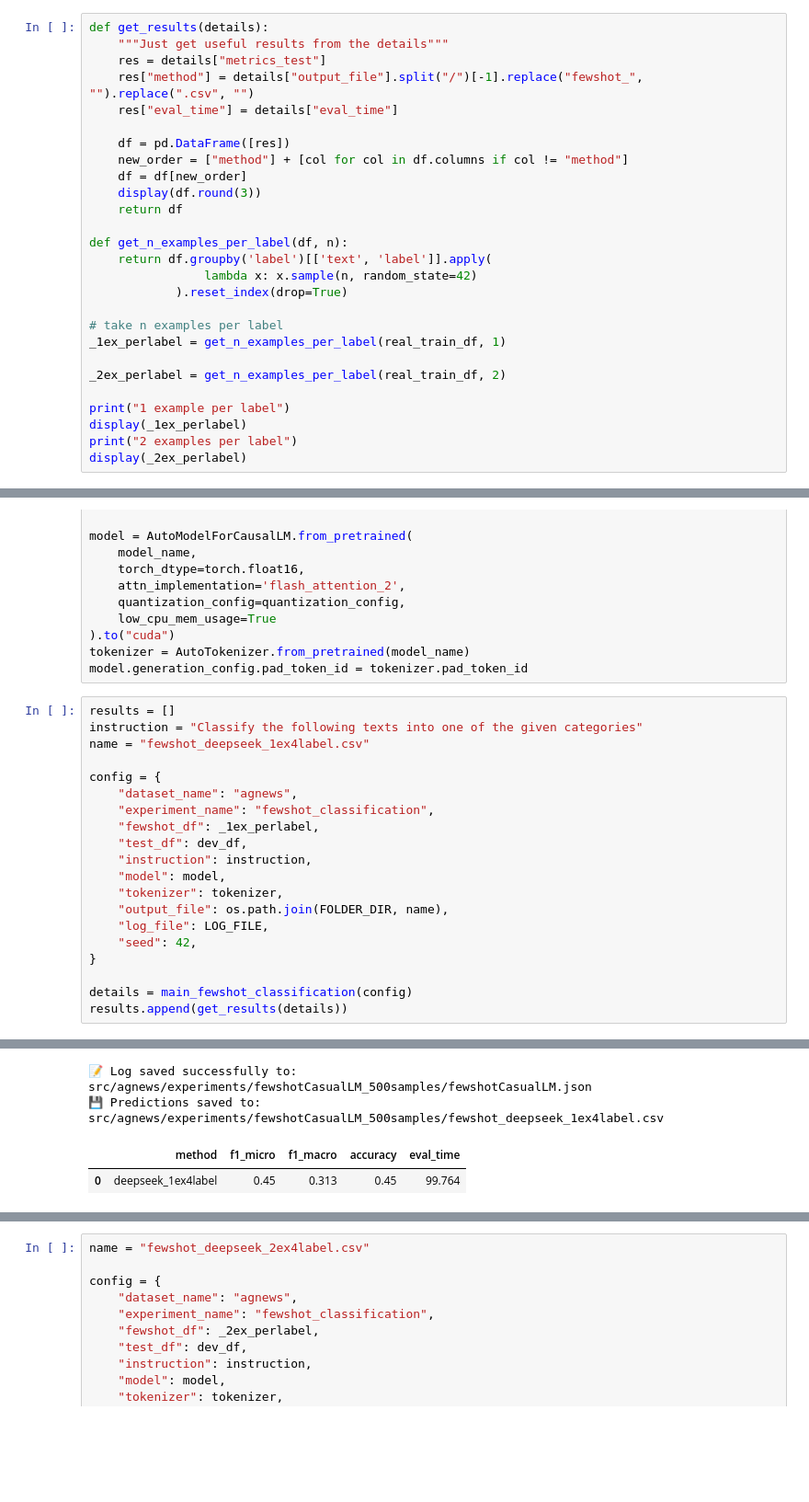
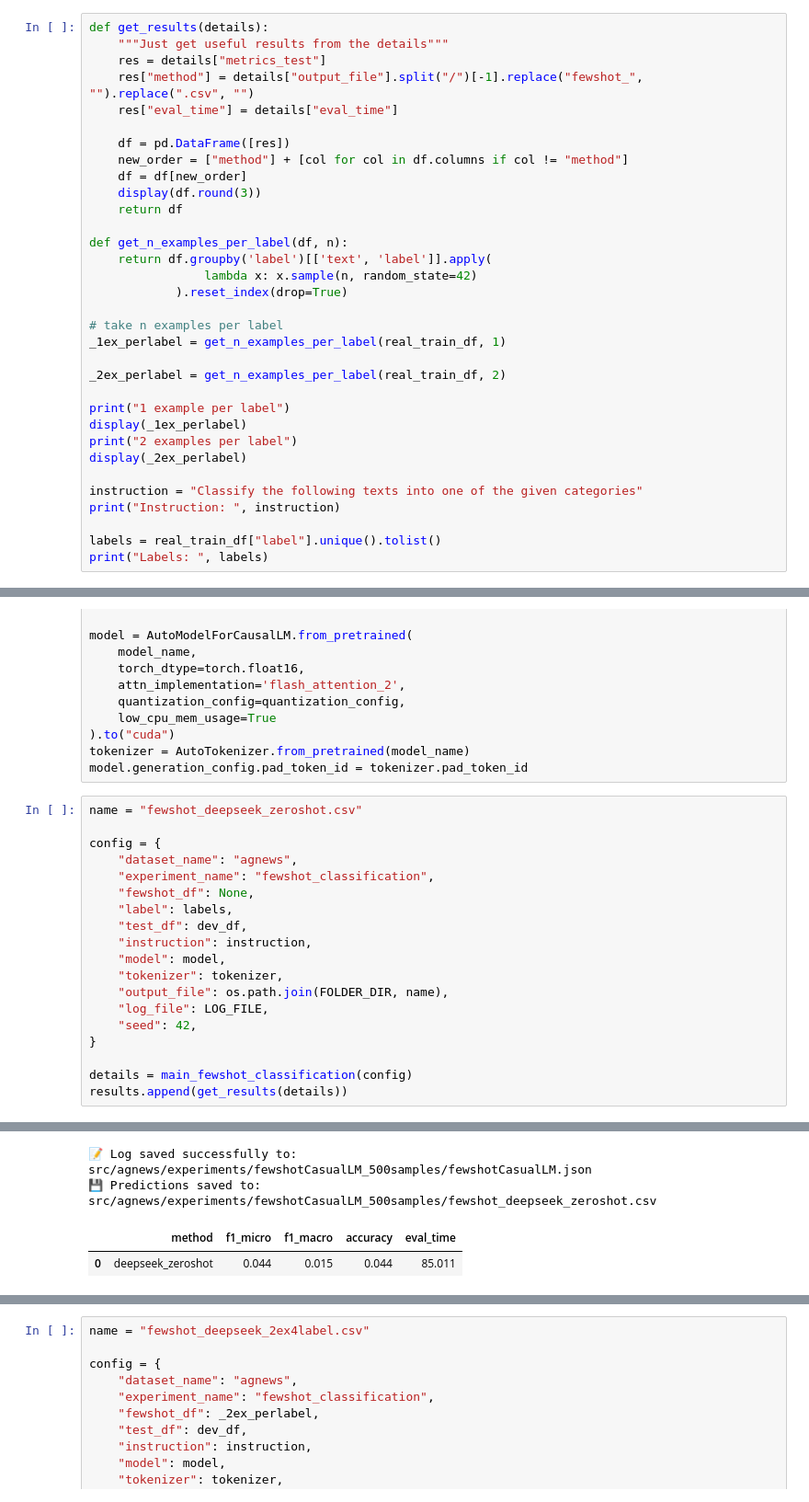
Before and after one commit to AlessandroGhiotto/thesis-nlp, a Jupyter notebook: src/agnews/fewshotCasualLM_agnews.ipynb, the cells around one changed output, grey strips where cells are left out. Shown at 92% size. Cells and saved outputs as stored; diff of their text form; blank space fills up the shorter version.

```diff
--- a/src/agnews/fewshotCasualLM_agnews.ipynb
+++ b/src/agnews/fewshotCasualLM_agnews.ipynb
@@ -75,6 +78,12 @@ print("1 example per label")
 display(_1ex_perlabel)
 print("2 examples per label")
 display(_2ex_perlabel)
+
+instruction = "Classify the following texts into one of the given categories"
+print("Instruction: ", instruction)
+
+labels = real_train_df["label"].unique().tolist()
+print("Labels: ", labels)
 # %% [output]
 1 example per label
 |  | text | label |
@@ -111,14 +122,13 @@ model = AutoModelForCausalLM.from_pretrained(
 tokenizer = AutoTokenizer.from_pretrained(model_name)
 model.generation_config.pad_token_id = tokenizer.pad_token_id
 # %%
-results = []
-instruction = "Classify the following texts into one of the given categories"
-name = "fewshot_deepseek_1ex4label.csv"
+name = "fewshot_deepseek_zeroshot.csv"
 
 config = {
     "dataset_name": "agnews",
     "experiment_name": "fewshot_classification",
-    "fewshot_df": _1ex_perlabel,
+    "fewshot_df": None,
+    "label": labels,
     "test_df": dev_df,
     "instruction": instruction,
     "model": model,
@@ -139,8 +149,8 @@ results.append(get_results(details))
 🎯 Seed            : 42
 📝 Log saved successfully to: src/agnews/experiments/fewshotCasualLM_500samples/fewshotCasualLM.json
-💾 Predictions saved to: src/agnews/experiments/fewshotCasualLM_500samples/fewshot_deepseek_1ex4label.csv
+💾 Predictions saved to: src/agnews/experiments/fewshotCasualLM_500samples/fewshot_deepseek_zeroshot.csv
 |  | method | f1_micro | f1_macro | accuracy | eval_time |
-| 0 | deepseek_1ex4label | 0.45 | 0.313 | 0.45 | 99.764 |
+| 0 | deepseek_zeroshot | 0.044 | 0.015 | 0.044 | 85.011 |
 # %%
 df_res = pd.read_csv(config["output_file"])
 display(df_res.head())
```
Also changed, not shown: parts of 16 cells of this notebook, 10 other files.
